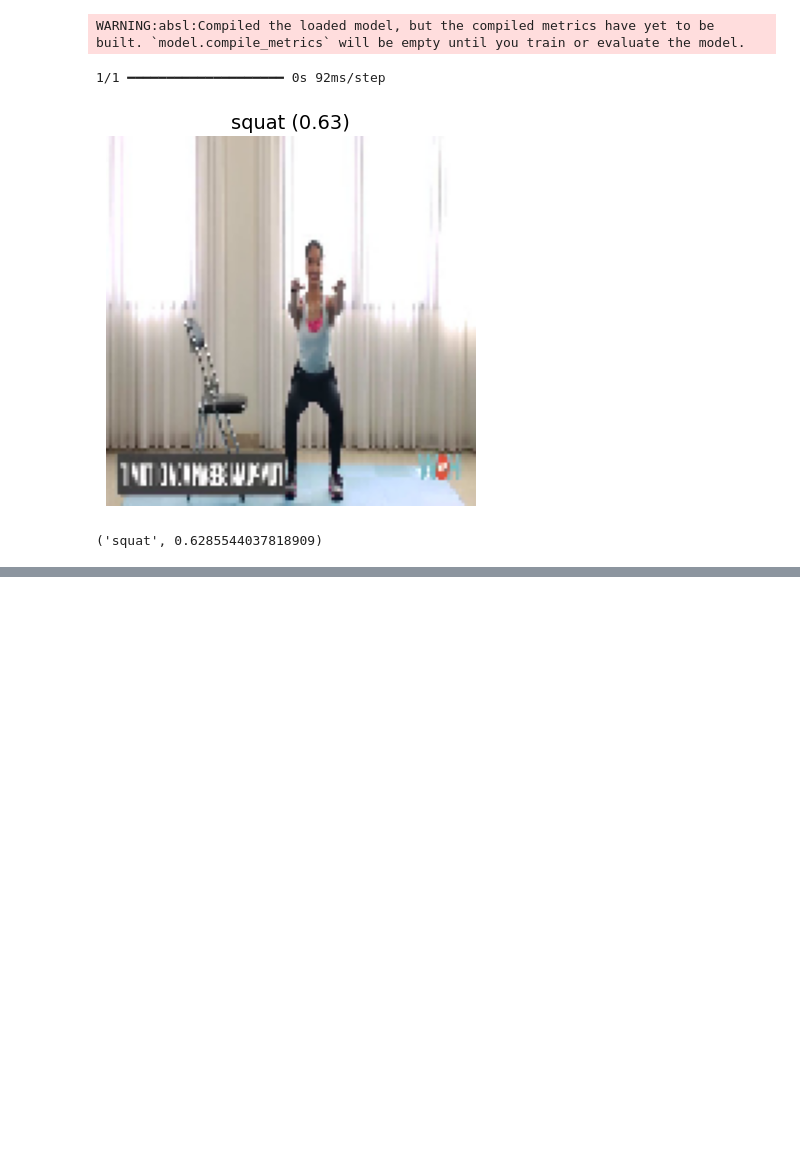
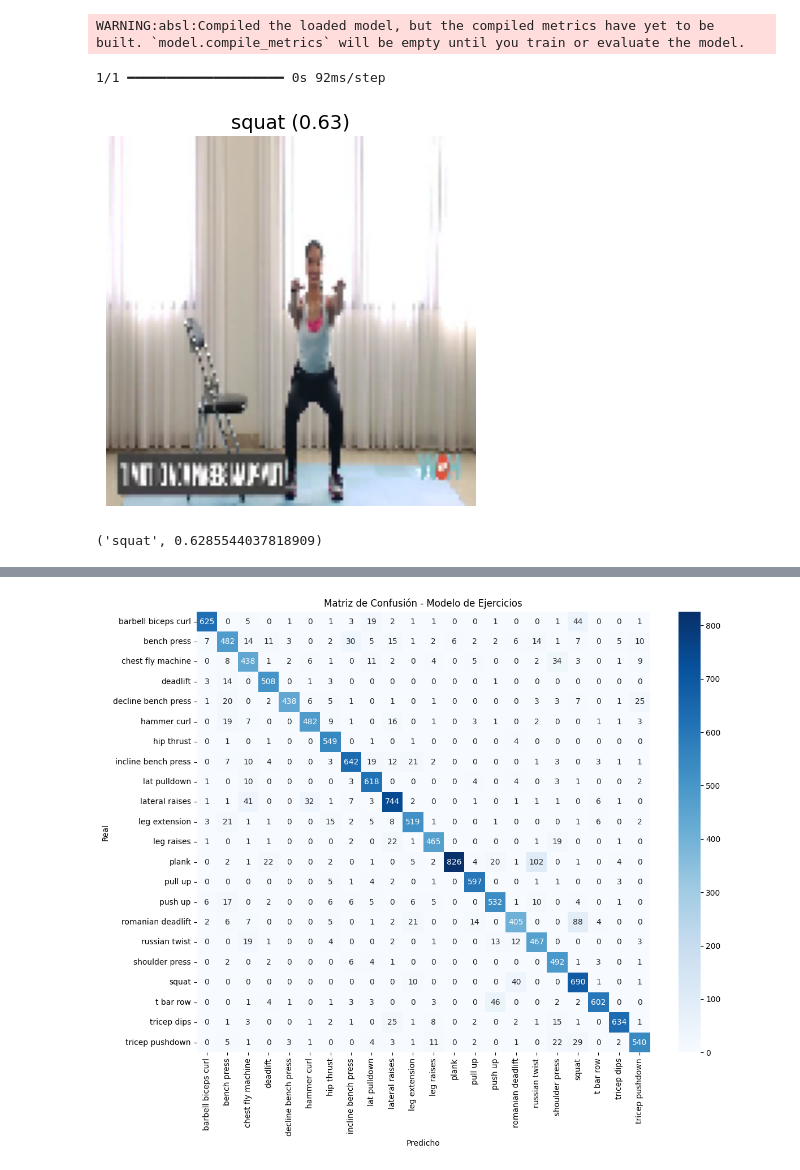
Before and after one commit to AniMuoz/Machine-Learning-hito-2, a Jupyter notebook: cnn.ipynb, the cells around one changed output, grey strips where cells are left out. Drawn from its saved outputs; the diff is of its cells as text; code cells hidden in the pictures; blank space fills up the shorter version.

Commit message:
metricas ta ta ta

```diff
--- a/cnn.ipynb
+++ b/cnn.ipynb
@@ -134,3 +128,59 @@ WARNING:absl:Compiled the loaded model, but the compiled metrics have yet to be
 1/1 ━━━━━━━━━━━━━━━━━━━━ 0s 92ms/step
 [figure]
 ('squat', 0.6285544037818909)
+# %%
+import os
+import numpy as np
+from tensorflow.keras.models import load_model
+from tensorflow.keras.preprocessing import image
+from sklearn.metrics import classification_report, confusion_matrix
+import seaborn as sns
+import matplotlib.pyplot as plt
+
+# Cargar modelo
+modelo_ejercicios = load_model("modelo_postura_cnn_transfer.h5")
+
+# Clases
+clases = [
+    'barbell biceps curl', 'bench press', 'chest fly machine', 'deadlift',
+    'decline bench press', 'hammer curl', 'hip thrust', 'incline bench press',
+    'lat pulldown', 'lateral raises', 'leg extension', 'leg raises', 'plank',
+    'pull up', 'push up', 'romanian deadlift', 'russian twist', 'shoulder press',
+    'squat', 't bar row', 'tricep dips', 'tricep pushdown'
+]
+
+# Ruta al set de prueba
+test_dir = "dataset+"
+
+# Recolectar datos reales y predicciones
+y_true = []
+y_pred = []
+
+for etiqueta in os.listdir(test_dir):
+    carpeta = os.path.join(test_dir, etiqueta)
+    if not os.path.isdir(carpeta): continue
+    for archivo in os.listdir(carpeta):
+        if not archivo.endswith(".jpg"): continue
+        ruta = os.path.join(carpeta, archivo)
+        img = image.load_img(ruta, target_size=(128, 128))
+        x = np.expand_dims(np.array(img) / 255.0, axis=0)
+        pred = modelo_ejercicios.predict(x)
+        y_true.append(etiqueta)
+        y_pred.append(clases[np.argmax(pred)])
+
+# Reporte
+print("=== REPORTE DE EJERCICIOS ===")
+print(classification_report(y_true, y_pred, zero_division=0))
+
+# Matriz de confusión
+plt.figure(figsize=(12, 10))
+cm = confusion_matrix(y_true, y_pred, labels=clases)
+sns.heatmap(cm, annot=True, fmt="d", xticklabels=clases, yticklabels=clases, cmap="Blues")
+plt.xticks(rotation=90)
+plt.yticks(rotation=0)
+plt.title("Matriz de Confusión - Modelo de Ejercicios")
+plt.xlabel("Predicho")
+plt.ylabel("Real")
+plt.tight_layout()
+plt.show()
+# %% [output]
@@ -136,0 +205 @@ WARNING:absl:Compiled the loaded model, but the compiled metrics have yet to be
+[figure, added]
```
Also changed, not shown: parts of 3 cells of this notebook.
